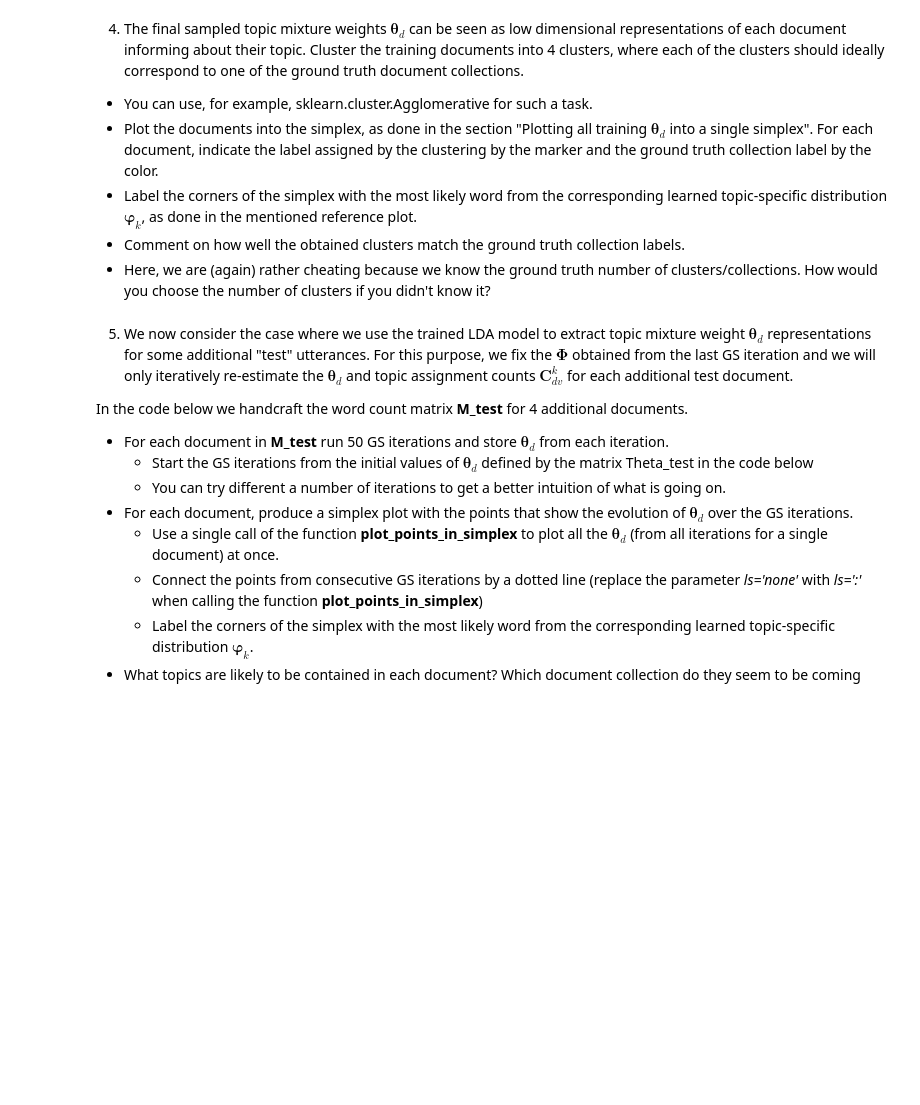
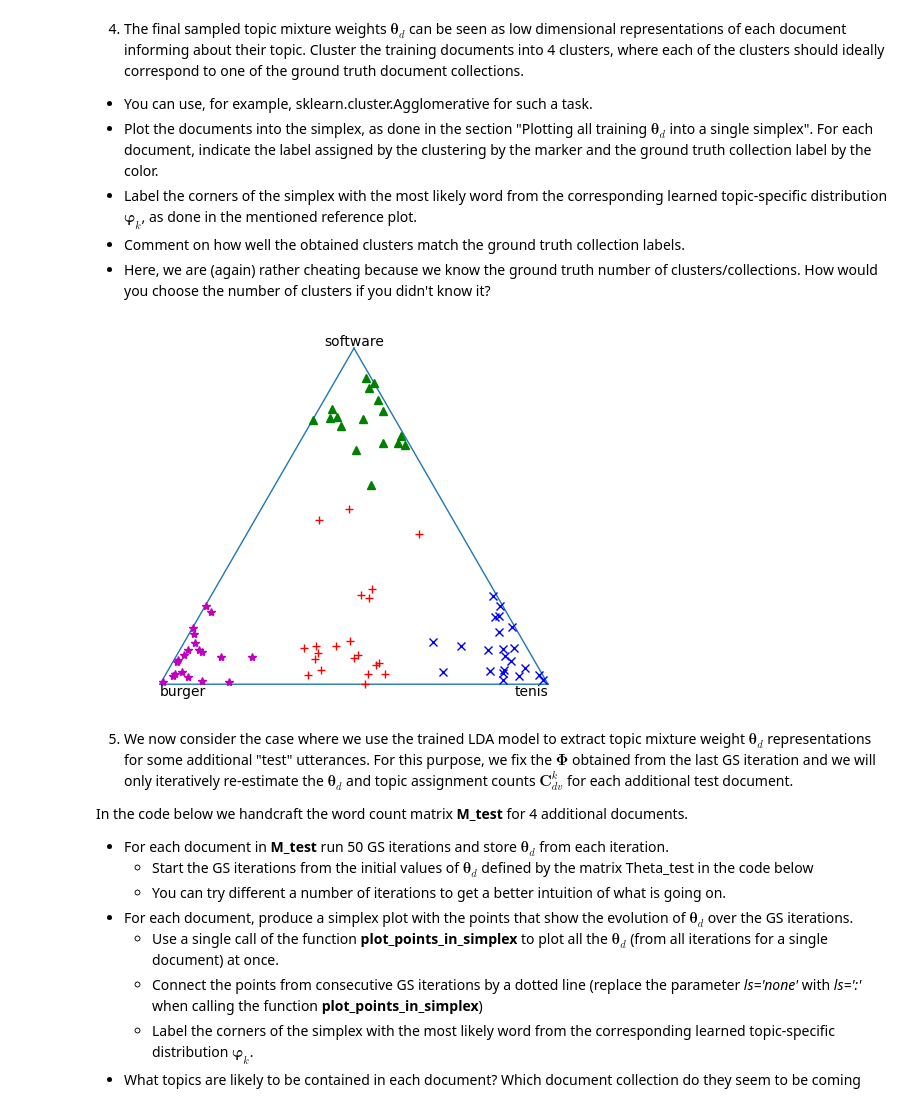
Before and after one commit to ankimme/vut-baya-bayesian-lda, a Jupyter notebook: BAYa_Assignment2022.ipynb, the cells around one changed output. Saved outputs shown, nothing was run; the diff lists cells and outputs as text; code cells hidden in the pictures; blank space fills up the shorter version.

```diff
--- a/BAYa_Assignment2022.ipynb
+++ b/BAYa_Assignment2022.ipynb
@@ -344,3 +351,15 @@ plt.plot(elbo_series)
+# %%
+from sklearn.cluster import AgglomerativeClustering
+
+clustering = AgglomerativeClustering(n_clusters=4).fit(Theta)
+
+plot_simplex([vocabulary[np.argmax(p)] for p in Phi])
+markers = ['+', 'x', '^', '*']
+colors = ['r', 'b', 'g', 'm']
+for i, t in enumerate(Theta):
+    plot_points_in_simplex(t, c=colors[clustering.labels_[i]], ls='none', marker=markers[clustering.labels_[i]])
+# %% [output]
+[figure, added]
 # %% [markdown]
 5. We now consider the case where we use the trained LDA model to extract topic mixture weight ${\boldsymbol\theta}_d$ representations for some additional "test" utterances. For this purpose, we fix the $\boldsymbol{\Phi}$ obtained from the last GS iteration and we will only iteratively re-estimate the $\boldsymbol{\theta}_d$ and topic assignment counts $\boldsymbol{C}_{dv}^k$ for each additional test document.
 
```
Also changed, not shown: parts of 6 cells of this notebook.
